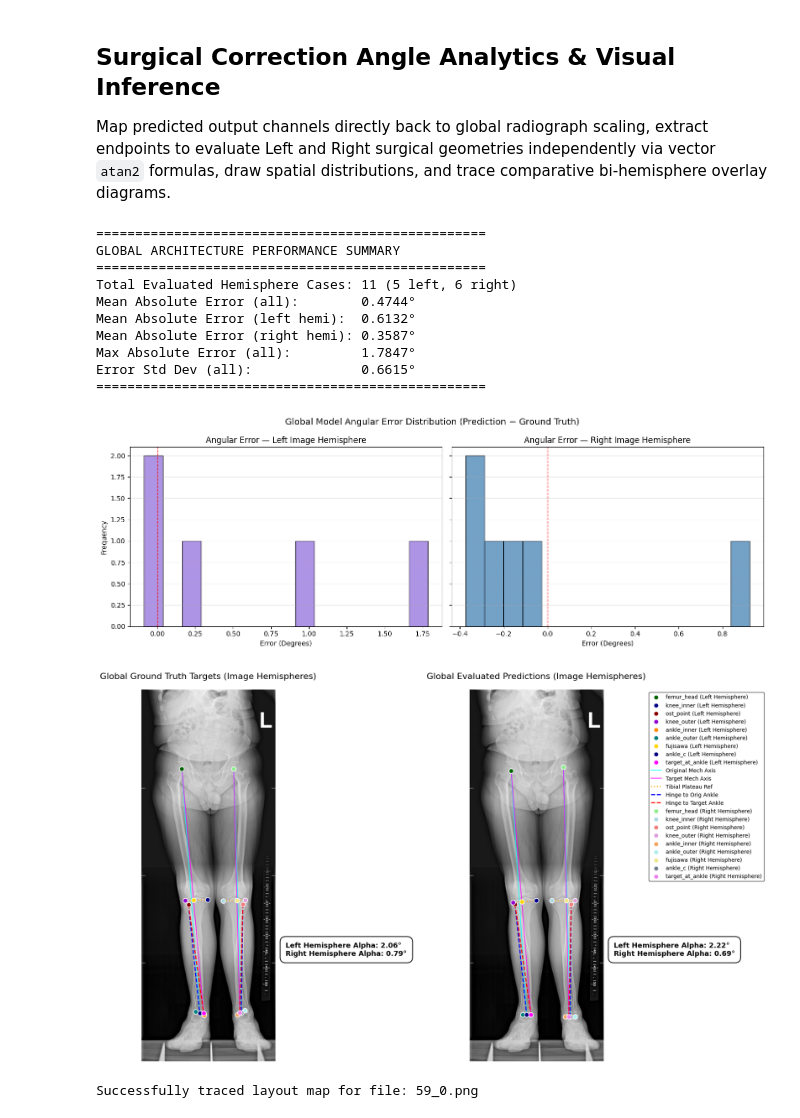
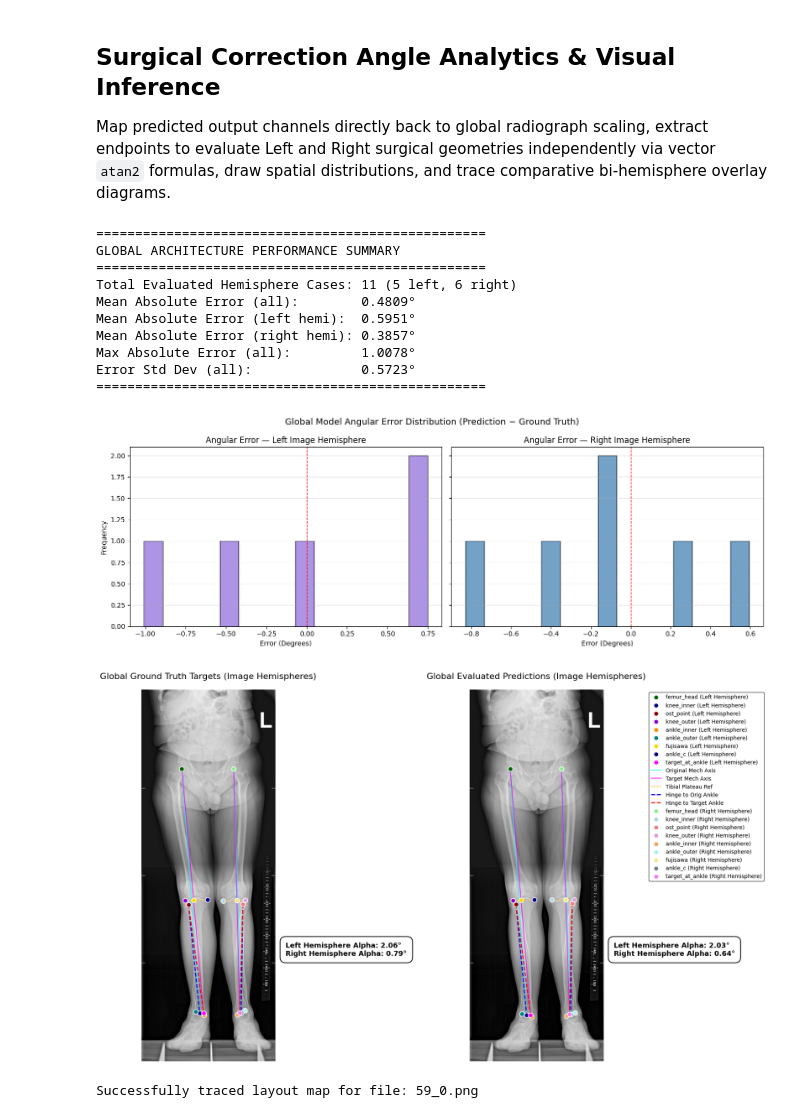
Before and after one commit to nearlyphd/conformer-hto, a Jupyter notebook: notebooks/hto_correction_angles_global.ipynb, the cells around one changed output. Saved outputs shown, nothing was run; the diff lists cells and outputs as text; code cells hidden in the pictures.

```diff
--- a/notebooks/hto_correction_angles_global.ipynb
+++ b/notebooks/hto_correction_angles_global.ipynb
@@ -22,7 +22,10 @@ import torch.nn as nn
 
 # Ensure CKD repository layer is accessible
 sys.path.append(os.path.abspath("CKD"))
-from models import Conformer_tiny_patch16_keypoint, Conformer_small_patch16_keypoint, Conformer_small_patch32_keypoint, Conformer_base_patch16_keypoint
+from models import Conformer_tiny_patch16_keypoint_half_heatmap, \
+    Conformer_small_patch16_keypoint_half_heatmap, \
+    Conformer_small_patch32_keypoint_half_heatmap, \
+    Conformer_base_patch16_keypoint_half_heatmap
 from utils import extract_coordinates
 
 # Paths
@@ -34,11 +37,11 @@ if not os.path.exists(COCO_JSON_PATH):
 # Global hyperparameter settings
 SEED = 42
 TARGET_SIZE = 768
-HEATMAP_SCALE = 0.25
-SIGMA = 3.0
-KP_EPOCHS = 1_000
+HEATMAP_SCALE = 0.5
+SIGMA = 6.0
+KP_EPOCHS = 2_000
 BATCH_SIZE = 4
-LEARNING_RATE = 1e-4
+LEARNING_RATE = 1e-4 * (HEATMAP_SCALE / 0.25)
 
 # Model settings
 MODEL_VARIANT = "small_p32"          # options: "tiny", "small_p16", "small_p32", "base"
@@ -328,10 +384,10 @@ def masked_heatmap_loss(pred_hms, target_hms, visibility):
     return masked_diff.sum() / (n_valid * H * W)
 
 _model_map = {
-    "tiny": Conformer_tiny_patch16_keypoint,
-    "small_p16": Conformer_small_patch16_keypoint,
-    "small_p32": Conformer_small_patch32_keypoint,
-    "base": Conformer_base_patch16_keypoint,
+    "tiny": Conformer_tiny_patch16_keypoint_half_heatmap,
+    "small_p16": Conformer_small_patch16_keypoint_half_heatmap,
+    "small_p32": Conformer_small_patch32_keypoint_half_heatmap,
+    "base": Conformer_base_patch16_keypoint_half_heatmap,
 }
 model_global = _model_map[MODEL_VARIANT](num_keypoints=12).to(device)
 optimizer_global = optim.AdamW(model_global.parameters(), lr=LEARNING_RATE)
@@ -409,7 +465,7 @@ def train_global_routine(model, t_loader, v_loader, opt, scheduler, epochs, dev)
         v_nmses.append(nmse_val)
         v_pcks.append(pck_val)
 
-        print(f"Epoch {e+1}/{epochs} | Train: {t_l:.6f} | Val: {v_l:.6f} | NMSE: {nmse_val:.6f} | PCK@0.005: {pck_vals[0.005]*100:.1f}% | PCK@0.01: {pck_vals[0.01]*100:.1f}% | PCK@0.02: {pck_vals[0.02]*100:.1f}% | PCK@0.05: {pck_vals[0.05]*100:.1f}%")
+        print(f"Epoch {e+1:04d}/{epochs} | Train: {t_l:.6f} | Val: {v_l:.6f} | NMSE: {nmse_val:.6f} | PCK@0.005: {pck_vals[0.005]*100:.1f}% | PCK@0.01: {pck_vals[0.01]*100:.1f}% | PCK@0.02: {pck_vals[0.02]*100:.1f}% | PCK@0.05: {pck_vals[0.05]*100:.1f}%")
     return t_losses, v_losses, v_nmses, v_pcks
 
 if 'train_loader' in locals():
@@ -512,7 +568,7 @@ if 'test_loader' in locals():
         for batch in test_loader:
             imgs = batch["image"].to(device)
             pred_hms = torch.sigmoid(model_global(imgs))
-            coords_batch = extract_coordinates(pred_hms.cpu(), scale_factor=4.0).numpy()
+            coords_batch = extract_coordinates(pred_hms.cpu(), scale_factor=1.0 / HEATMAP_SCALE).numpy()
             gts_batch = batch["keypoint"].numpy()
             paths_batch = batch["img_path"]
             orig_sizes = batch["orig_size"].numpy()
@@ -649,38 +705,38 @@ if 'test_loader' in locals():
 
                 # 2. Target Mechanical Axis: femur_head to target_at_ankle
                 ax.plot([pts["femur_head"][0], pts["target_at_ankle"][0]], [pts["femur_head"][1], pts["target_at_ankle"][1]], color='magenta', linestyle='-', linewidth=1.5, alpha=0.8, zorder=3, label="Target Mech Axis")
 
                 # 3. Tibial Plateau Reference Line
                 ax.plot([pts["knee_inner"][0], pts["knee_outer"][0]], [pts["knee_inner"][1], pts["knee_outer"][1]], color='orange', linestyle=':', linewidth=2, zorder=4, label="Tibial Plateau Ref")
 
                 # 4. Miniaci Hinge Correction Arc Lines (The Wedge)
                 ax.plot([pts["ost_point"][0], pts["ankle_c"][0]], [pts["ost_point"][1], pts["ankle_c"][1]], color='blue', linestyle='--', linewidth=2, zorder=4, label="Hinge to Orig Ankle")
                 ax.plot([pts["ost_point"][0], pts["target_at_ankle"][0]], [pts["ost_point"][1], pts["target_at_ankle"][1]], color='red', linestyle='--', linewidth=2, zorder=4, label="Hinge to Target Ankle")
 
             ax.axis("off")
             if not is_gt:
                 handles, labels = ax.get_legend_handles_labels()
                 by_label = dict(zip(labels, handles))
                 if by_label: ax.legend(by_label.values(), by_label.keys(), bbox_to_anchor=(1.32, 1.0), loc='upper left', fontsize=10, frameon=True, facecolor='white', edgecolor='black')
 
         draw_overlay(ax_gt, sample_entry, is_gt=True)
         draw_overlay(ax_pred, sample_entry, is_gt=False)
         plt.subplots_adjust(left=0.05, bottom=0.1, top=0.9, wspace=0.35, right=0.72)
         plt.show()
         print(f"Successfully traced layout map for file: {sample_entry['filename']}")
 else:
     print("Pipeline operations skipped seamlessly in un-executed context loop.")
 # %% [output]
 ==================================================
 GLOBAL ARCHITECTURE PERFORMANCE SUMMARY
 ==================================================
 Total Evaluated Hemisphere Cases: 11 (5 left, 6 right)
-Mean Absolute Error (all):        0.4744°
-Mean Absolute Error (left hemi):  0.6132°
-Mean Absolute Error (right hemi): 0.3587°
-Max Absolute Error (all):         1.7847°
-Error Std Dev (all):              0.6615°
+Mean Absolute Error (all):        0.4809°
+Mean Absolute Error (left hemi):  0.5951°
+Mean Absolute Error (right hemi): 0.3857°
+Max Absolute Error (all):         1.0078°
+Error Std Dev (all):              0.5723°
 ==================================================
-[figure, old version]
+[figure, new version]
 [figure]
 Successfully traced layout map for file: 59_0.png
```
Also changed, not shown: parts of 3 cells of this notebook, 1 other file.
